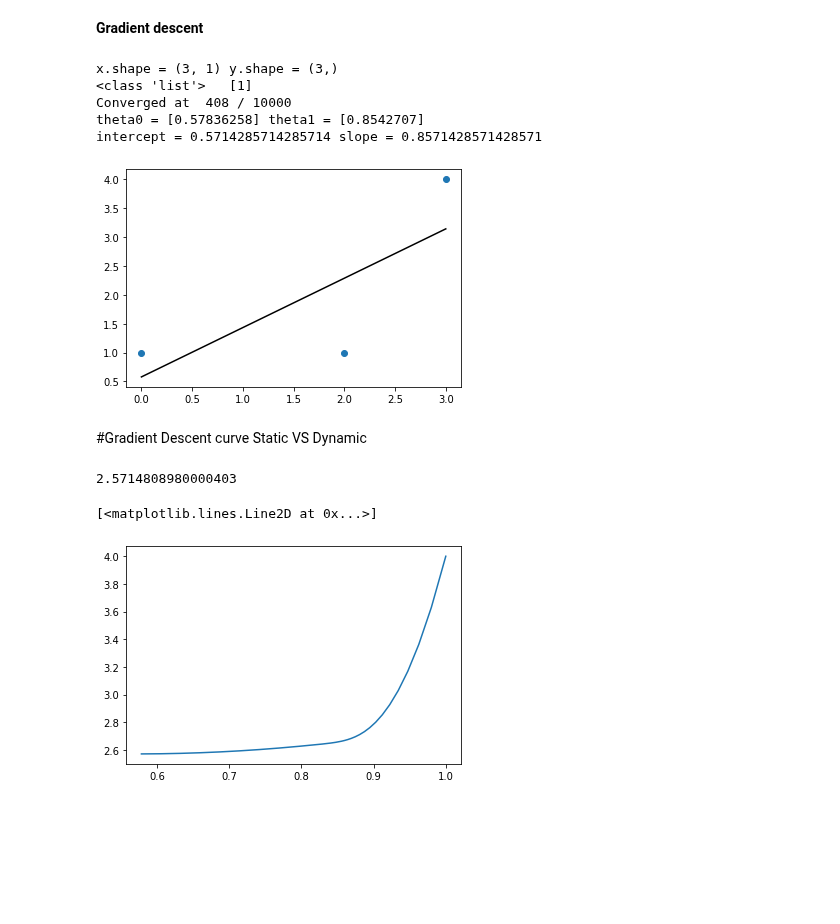
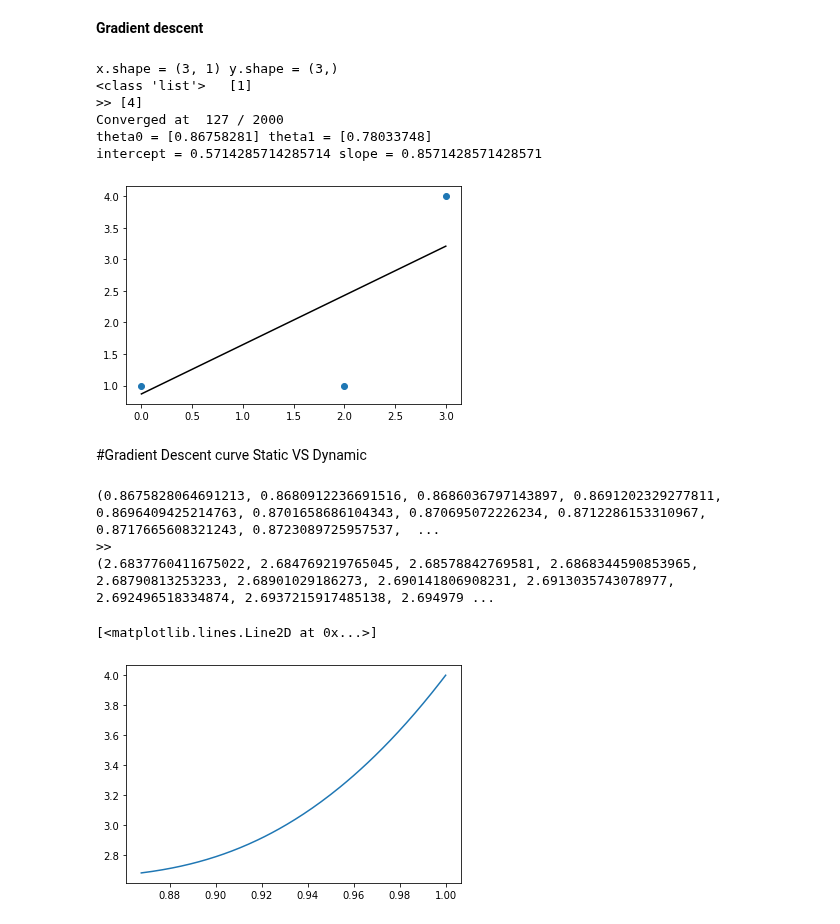
Before and after one commit to ekaratnida/Applied-machine-learning, a Jupyter notebook: Week02-LR/Lab1.ipynb, the cells around one changed output. Saved outputs shown, nothing was run; the diff lists cells and outputs as text; code cells hidden in the pictures; blank space fills up the shorter version.

```diff
--- a/Week02-LR/Lab1.ipynb
+++ b/Week02-LR/Lab1.ipynb
@@ -51,3 +49,6 @@ lossDict = {}
+# %%
+lossDict1 = {}
+lossDict2 = {}
 # %%
 import numpy as np
 import random
@@ -60,7 +61,7 @@ def cost_function(theta0, theta1, x, y, m):
     c = sum([(theta0 + theta1*x[i] - y[i])**2 for i in range(m)])
     return c
 
-def gradient_descent(alpha, x, y, ep=0.000001, max_iter=10000):
+def gradient_descent(alpha, x, y, ep=0.001, max_iter=10000):
 
     converged = False
     iter = 0
@@ -74,7 +75,9 @@ def gradient_descent(alpha, x, y, ep=0.000001, max_iter=10000):
 
     # total error, J(theta)
     J = cost_function(t0,t1,x,y,m)
-    lossDict[t0[0]] = J[0]
+    print(">>",J)
+    lossDict1[t0[0]] = J[0]
+    lossDict2[t1[0]] = J[0]
 
     # Iterate Loop
     while not converged:
@@ -99,7 +102,8 @@ def gradient_descent(alpha, x, y, ep=0.000001, max_iter=10000):
         J = e   # update error s
         iter += 1  # update iter
 
-        lossDict[t0[0]] = J[0]
+        lossDict1[t0[0]] = J[0]
+        lossDict2[t1[0]] = J[0]
 
         #Termiate 2
         if iter == max_iter:
@@ -115,9 +119,9 @@ if __name__ == '__main__':
     x = np.array([[0,2,3]]).T # or x = np.array([[0],[2],[3]])
     y = np.array([1,1,4])
     print("x.shape = %s y.shape = %s" %(x.shape, y.shape))
-    alpha = 0.01 # learning rate
+    alpha = 0.001 # learning rate
 
-    theta0, theta1 = gradient_descent(alpha, x, y, max_iter=10000)
+    theta0, theta1 = gradient_descent(alpha, x, y, max_iter=2000)
     print (("theta0 = %s theta1 = %s") %(theta0, theta1))
 
     # check with scipy linear regression
@@ -134,18 +138,23 @@ if __name__ == '__main__':
 # %% [output]
 x.shape = (3, 1) y.shape = (3,)
 <class 'list'>   [1]
-Converged at  408 / 10000
-theta0 = [0.57836258] theta1 = [0.8542707]
+>> [4]
+Converged at  127 / 2000
+theta0 = [0.86758281] theta1 = [0.78033748]
 intercept = 0.5714285714285714 slope = 0.8571428571428571
-[figure, old version]
+[figure, new version]
 # %% [markdown]
 #Gradient Descent curve Static VS Dynamic
 # %%
-lists = sorted(lossDict.items()) # sorted by key, return a list of tuples
+lists = sorted(lossDict1.items()) # sorted by key, return a list of tuples
 _x, _y = zip(*lists) # unpack a list of pairs into two tuples
-print(_y[0])
+print(_x)
+print(">>")
+print(_y)
 plt.plot(_x, _y)
 # %% [output]
-2.5714808980000403
+(0.8675828064691213, 0.8680912236691516, 0.8686036797143897, 0.8691202329277811, 0.8696409425214763, 0.8701658686104343, 0.870695072226234, 0.8712286153310967, 0.8717665608321243, 0.8723089725957537,  ...
+>>
+(2.6837760411675022, 2.684769219765045, 2.68578842769581, 2.6868344590853965, 2.68790813253233, 2.68901029186273, 2.690141806908231, 2.6913035743078977, 2.692496518334874, 2.6937215917485138, 2.694979 ...
 [<matplotlib.lines.Line2D at 0x...>]
-[figure, old version]
+[figure, new version]
```
Also changed, not shown: parts of 4 cells of this notebook.
